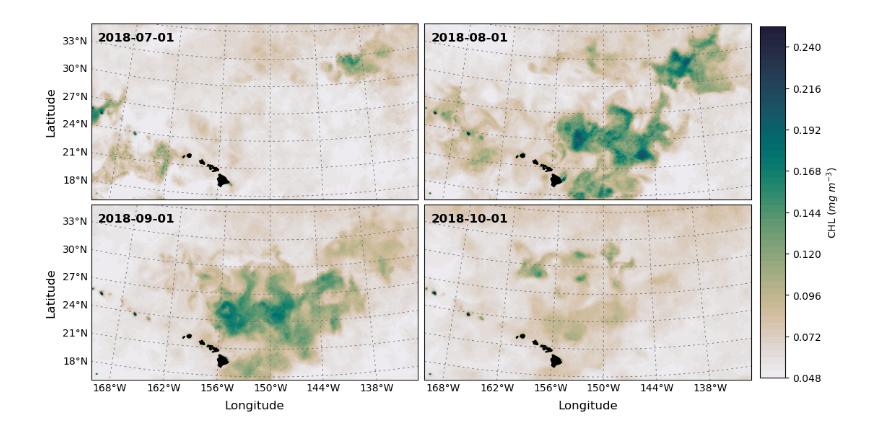
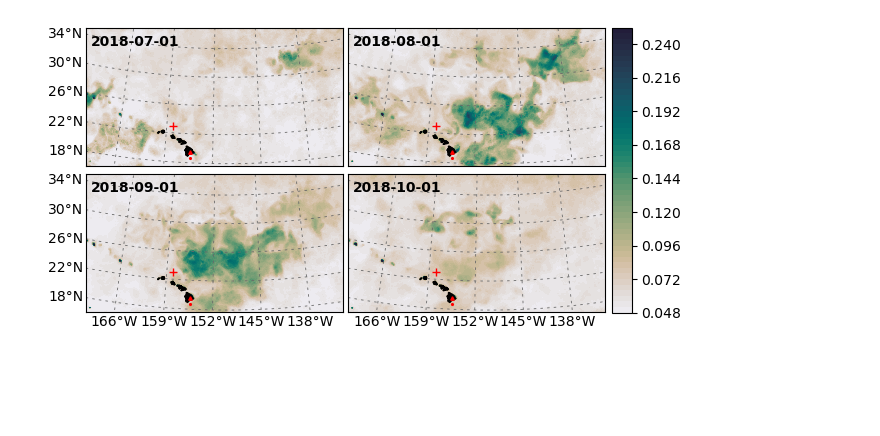
Before and after one commit to jamiesash/climate, a Jupyter notebook: code/pycode/chl_2018_panel_fig.ipynb, the cells around one changed output. Cells and saved outputs as stored; diff of their text form; code cells hidden in the pictures; blank space fills up the shorter version.

```diff
--- a/code/pycode/chl_2018_panel_fig.ipynb
+++ b/code/pycode/chl_2018_panel_fig.ipynb
@@ -10,7 +10,7 @@ import datetime
 from mpl_toolkits.basemap import Basemap
 from matplotlib import colors
 # %%
-file_id = Dataset('/home/jamie/projects/climate/data/chl/chl_1998_2023_l4_month_multi_4k.nc')
+file_id = Dataset('../../data/chl/chl_1998_2025_l4_month_multi_4k.nc')
 ras = file_id.variables["CHL"][:]
 lat = file_id.variables["latitude"][:]
 lon = file_id.variables["longitude"][:]
@@ -42,9 +42,8 @@ lons = np.linspace(lon_bounds[0], lon_bounds[1], ras_2018.shape[2])
 lon_grid, lat_grid = np.meshgrid(lons, lats)
 
 # Set up a 2x2 grid for subplots
-# fig = plt.subplots(2, 2, figsize=(15, 10))
-# fig = plt.figure(figsize=(9.9, 5.5))
-fig = plt.figure(figsize=(11.8, 6.5))
+# AGU max dim 6.7 x 8.9
+fig = plt.figure(figsize=(6.7, 3.8))
 axs = [fig.add_subplot(2,2,i+1) for i in range(4)]
 
 # Loop through the subplots and plot each array
@@ -53,40 +52,50 @@ for i, ax in enumerate(axs): # .flat):
                 llcrnrlat=16, urcrnrlat=35.5,
                 llcrnrlon=-170, urcrnrlon=-130,
                 lat_0 = 30, lon_0 = -150,
                 width=5.1E6, height=5E6,
                 ax=ax)
     x, y = m(lon_grid, lat_grid)
     tmp = xr.DataArray(ras_2018[i,:,:],
                    coords={'x': lat, 'y':lon},
                    dims=["x", "y"])
 
     # cp = m.contourf(x, y, ras_2018[i], cmap = cmocean.cm.rain, levels=100, extend='both')
     cp = axs[i].contourf(x, y, tmp, levels = 50, cmap = cmocean.cm.rain)
     # ax.set_title(dates_2018[i], loc='left', pad=-20)
     ax.text(0.02, 0.95, date_str_vector[i], transform=ax.transAxes,
-        fontsize=12, fontweight='bold', va='top', ha='left')
+        fontsize=10, fontweight='bold', va='top', ha='left')
 
     labels = [0,0,0,0]
     if i in [0,2]:
         labels=[1,0,0,0]
-        axs[i].set_ylabel("Latitude", labelpad=35, size =12)
-    parallels = m.drawparallels(np.arange(18, 40, 3), labels=labels, textcolor = 'black', color = "dimgrey", fontsize=10, dashes=(3, 5), linewidth = 0.6)
+        # axs[i].set_ylabel("Latitude", labelpad=35, size =12)
+    parallels = m.drawparallels(np.arange(18, 40, 4), labels=labels, textcolor = 'black', color = "dimgrey", fontsize=10, dashes=(3, 5), linewidth = 0.6)
     labels = [0,0,0,0]
     if i in [2,3]:
         labels=[0,0,0,1]
-        axs[i].set_xlabel("Longitude", labelpad=20, size =12)
-    meridians =  m.drawmeridians(np.arange(-168, -135, 6), labels=labels, textcolor = 'black', color = "dimgrey", fontsize=10, dashes=(3, 5),linewidth = 0.6)
+        # axs[i].set_xlabel("Longitude", labelpad=20, size =12)
+    meridians =  m.drawmeridians(np.arange(-166, -135, 7), labels=labels, textcolor = 'black', color = "dimgrey", fontsize=10, dashes=(3, 5),linewidth = 0.6)
     # Draw coastlines and countries
     m.drawcoastlines(color='black')
     m.fillcontinents(color = 'black')
-    # ax.set_title(f'Array {i+1}')
+
+    # Plot Station Aloha (23N, 158W)
+    xa, ya = m(-158, 23)
+    m.plot(xa, ya, marker='+', color='red', markersize=6, label='Stn. ALOHA', linestyle='None')
+    # Plot Seamount  18.92, -155.27 (19N, 155W)
+    xs, ys = m(-155.27, 18.7)
+    m.plot(xs, ys, marker='.', color='red', markersize=2.5, label='Kamaʻehuakanaloa', linestyle='None')
+    # Plot Seamount Mnt. K (19.406893, -155.283386)
+    xs, ys = m(-155.283386, 19.5)
+    m.plot(xs, ys, marker='^', color='red', markersize=2.5, label='Kilauea', linestyle='None')
 # reduce padding on subplots.
 cbar_ax = fig.add_axes([0.91, 0.12, 0.03, 0.75])  # [left, bottom, width, height]
+# cbar = fig.colorbar(c, shrink = 0.54, pad = 0.02)
 cbar = fig.colorbar(cp, cax=cbar_ax)
-cbar.set_label('CHL ($mg$ $m^{-3}$)')
+# cbar.set_label('CHL ($mg$ $m^{-3}$)')
 plt.subplots_adjust(wspace=0.02, hspace=0.001)
-plt.savefig('../../figures/chl_mon_2018_20240815.png', bbox_inches='tight', dpi = 300)
-plt.savefig('../../figures/chl_mon_2018_20240815.pdf', bbox_inches='tight')
+plt.savefig('../../figures/chl_2018_thumbnail_20260326.png', bbox_inches='tight', dpi = 600)
+plt.savefig('../../figures/chl_2018_thumbnail_20260326.pdf', bbox_inches='tight', dpi = 600)
 plt.show()
 # %% [output]
-[figure, old version]
+[figure, new version]
```
Also changed, not shown: 1 other file.
